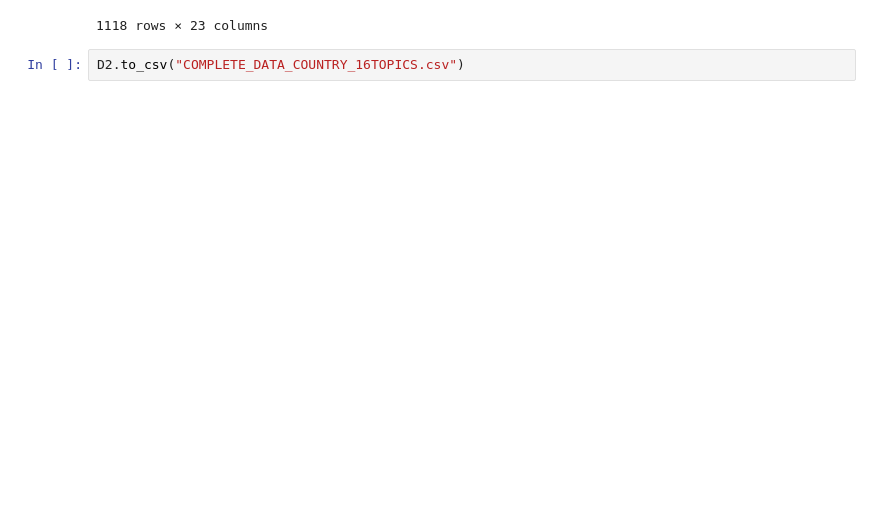
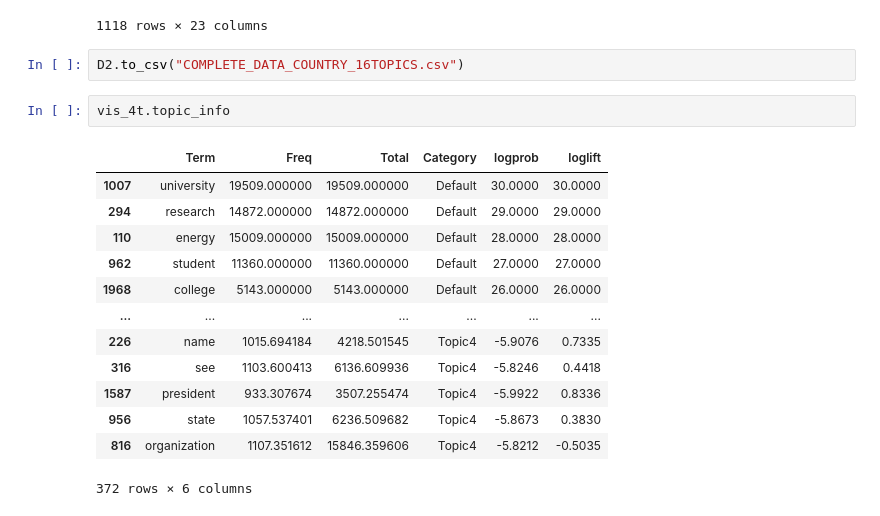
Before and after one commit to datadrivenenvirolab/IAD_blockchain, a Jupyter notebook: Web-scraped data/Final Model LDA Pipeline.ipynb, the cells around one changed output. Saved outputs shown, nothing was run; the diff lists cells and outputs as text; blank space fills up the shorter version.

```diff
--- a/Web-scraped data/Final Model LDA Pipeline.ipynb
+++ b/Web-scraped data/Final Model LDA Pipeline.ipynb
@@ -880,3 +880,19 @@ D2
 1118 rows × 23 columns
 # %%
 D2.to_csv("COMPLETE_DATA_COUNTRY_16TOPICS.csv")
+# %%
+vis_4t.topic_info
+# %% [output]
+|  | Term | Freq | Total | Category | logprob | loglift |
+| 1007 | university | 19509.000000 | 19509.000000 | Default | 30.0000 | 30.0000 |
+| 294 | research | 14872.000000 | 14872.000000 | Default | 29.0000 | 29.0000 |
+| 110 | energy | 15009.000000 | 15009.000000 | Default | 28.0000 | 28.0000 |
+| 962 | student | 11360.000000 | 11360.000000 | Default | 27.0000 | 27.0000 |
+| 1968 | college | 5143.000000 | 5143.000000 | Default | 26.0000 | 26.0000 |
+| ... | ... | ... | ... | ... | ... | ... |
+| 226 | name | 1015.694184 | 4218.501545 | Topic4 | -5.9076 | 0.7335 |
+| 316 | see | 1103.600413 | 6136.609936 | Topic4 | -5.8246 | 0.4418 |
+| 1587 | president | 933.307674 | 3507.255474 | Topic4 | -5.9922 | 0.8336 |
+| 956 | state | 1057.537401 | 6236.509682 | Topic4 | -5.8673 | 0.3830 |
+| 816 | organization | 1107.351612 | 15846.359606 | Topic4 | -5.8212 | -0.5035 |
+372 rows × 6 columns
```
Also changed, not shown: parts of 15 cells of this notebook, 12 other files.
